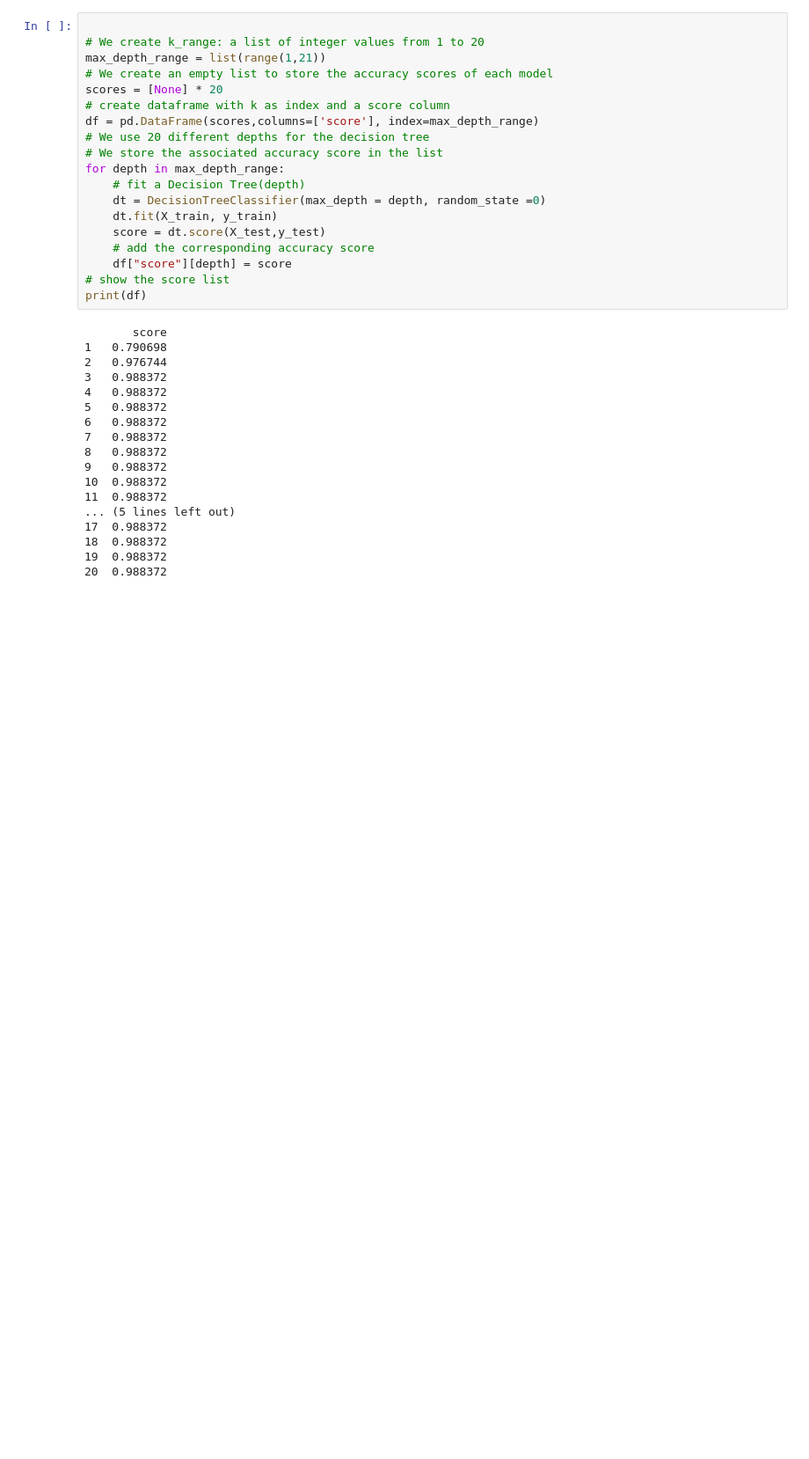
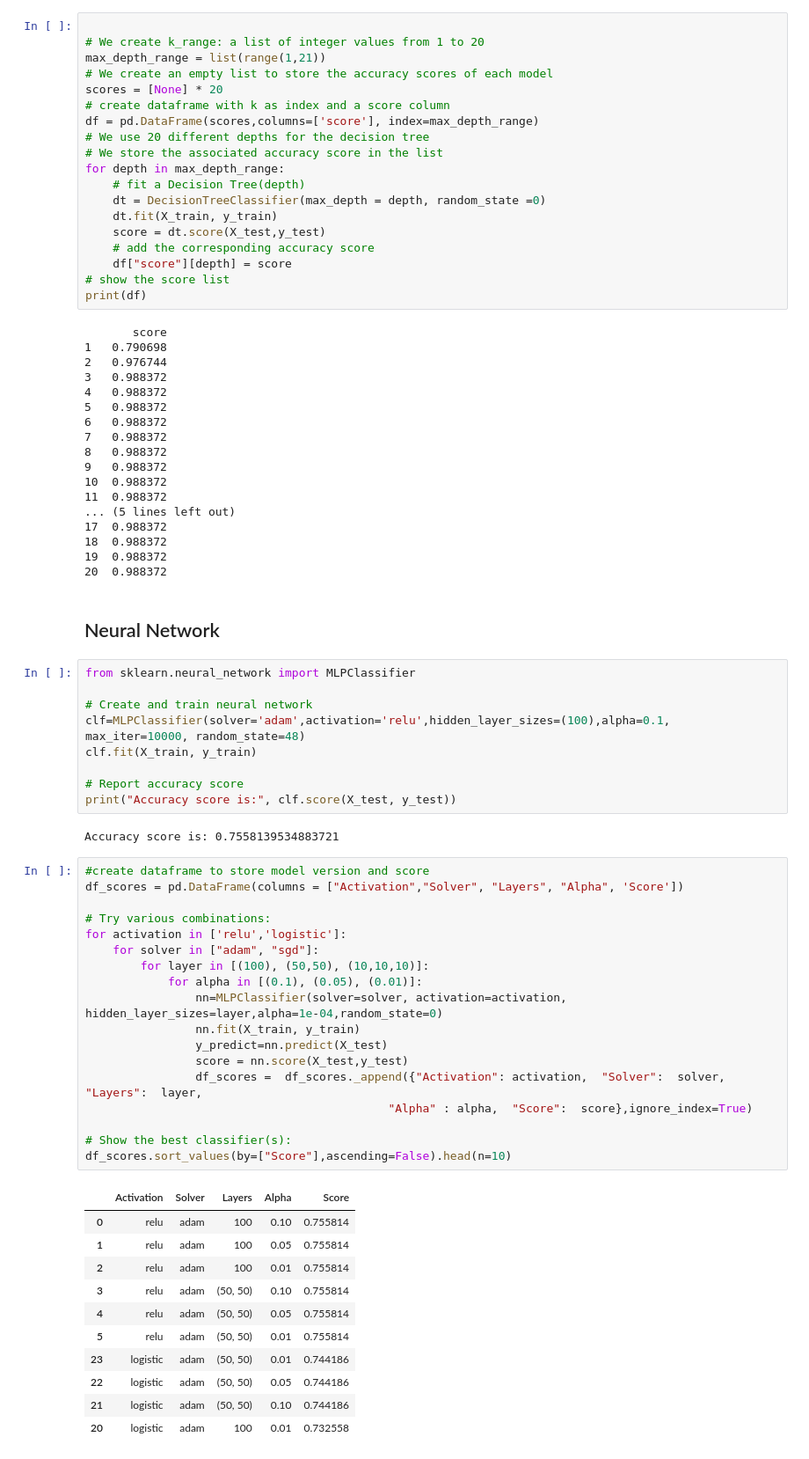
Before and after one commit to sak-15/Machine_Learning, a Jupyter notebook: penguin_knn.ipynb, the cells around one changed output. Shown at 88% size. Cells and saved outputs as stored; diff of their text form; blank space fills up the shorter version.

```diff
--- a/penguin_knn.ipynb
+++ b/penguin_knn.ipynb
@@ -267,3 +270,46 @@ print(df)
 18  0.988372
 19  0.988372
 20  0.988372
+# %% [markdown]
+## Neural Network
+# %%
+from sklearn.neural_network import MLPClassifier
+
+# Create and train neural network
+clf=MLPClassifier(solver='adam',activation='relu',hidden_layer_sizes=(100),alpha=0.1, max_iter=10000, random_state=48)
+clf.fit(X_train, y_train)
+
+# Report accuracy score
+print("Accuracy score is:", clf.score(X_test, y_test))
+# %% [output]
+Accuracy score is: 0.7558139534883721
+# %%
+#create dataframe to store model version and score
+df_scores = pd.DataFrame(columns = ["Activation","Solver", "Layers", "Alpha", 'Score'])
+
+# Try various combinations:
+for activation in ['relu','logistic']:
+    for solver in ["adam", "sgd"]:
+        for layer in [(100), (50,50), (10,10,10)]:
+            for alpha in [(0.1), (0.05), (0.01)]:
+                nn=MLPClassifier(solver=solver, activation=activation, hidden_layer_sizes=layer,alpha=1e-04,random_state=0)
+                nn.fit(X_train, y_train)
+                y_predict=nn.predict(X_test)
+                score = nn.score(X_test,y_test)
+                df_scores =  df_scores._append({"Activation": activation,  "Solver":  solver, "Layers":  layer,
+                                            "Alpha" : alpha,  "Score":  score},ignore_index=True)
+
+# Show the best classifier(s):
+df_scores.sort_values(by=["Score"],ascending=False).head(n=10)
+# %% [output]
+|  | Activation | Solver | Layers | Alpha | Score |
+| 0 | relu | adam | 100 | 0.10 | 0.755814 |
+| 1 | relu | adam | 100 | 0.05 | 0.755814 |
+| 2 | relu | adam | 100 | 0.01 | 0.755814 |
+| 3 | relu | adam | (50, 50) | 0.10 | 0.755814 |
+| 4 | relu | adam | (50, 50) | 0.05 | 0.755814 |
+| 5 | relu | adam | (50, 50) | 0.01 | 0.755814 |
+| 23 | logistic | adam | (50, 50) | 0.01 | 0.744186 |
+| 22 | logistic | adam | (50, 50) | 0.05 | 0.744186 |
+| 21 | logistic | adam | (50, 50) | 0.10 | 0.744186 |
+| 20 | logistic | adam | 100 | 0.01 | 0.732558 |
```
Also changed, not shown: parts of 1 cell of this notebook, 5 other files.
